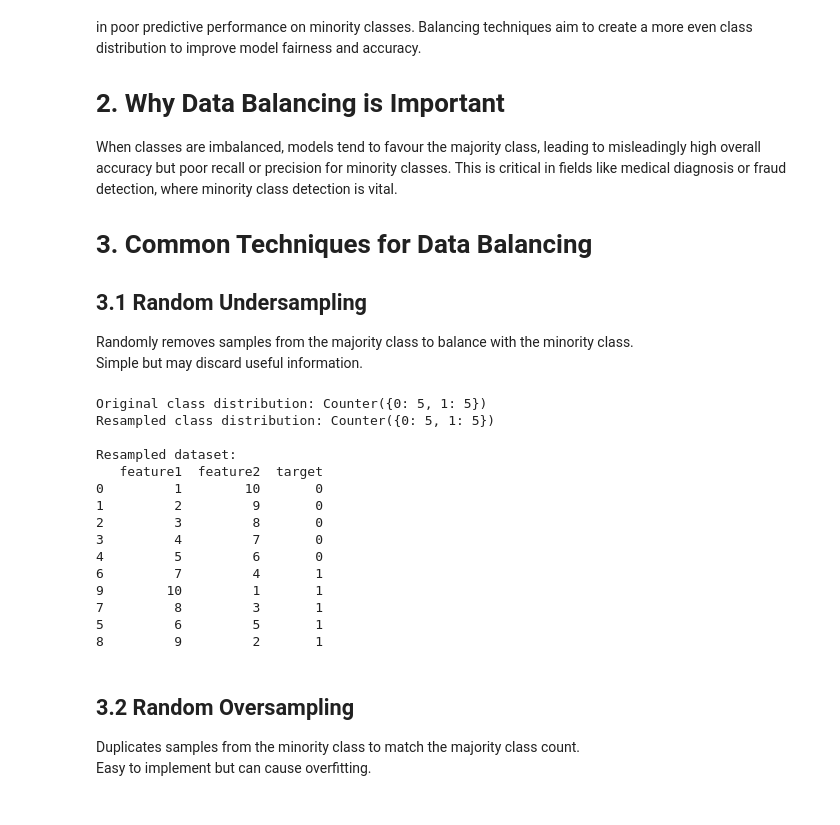
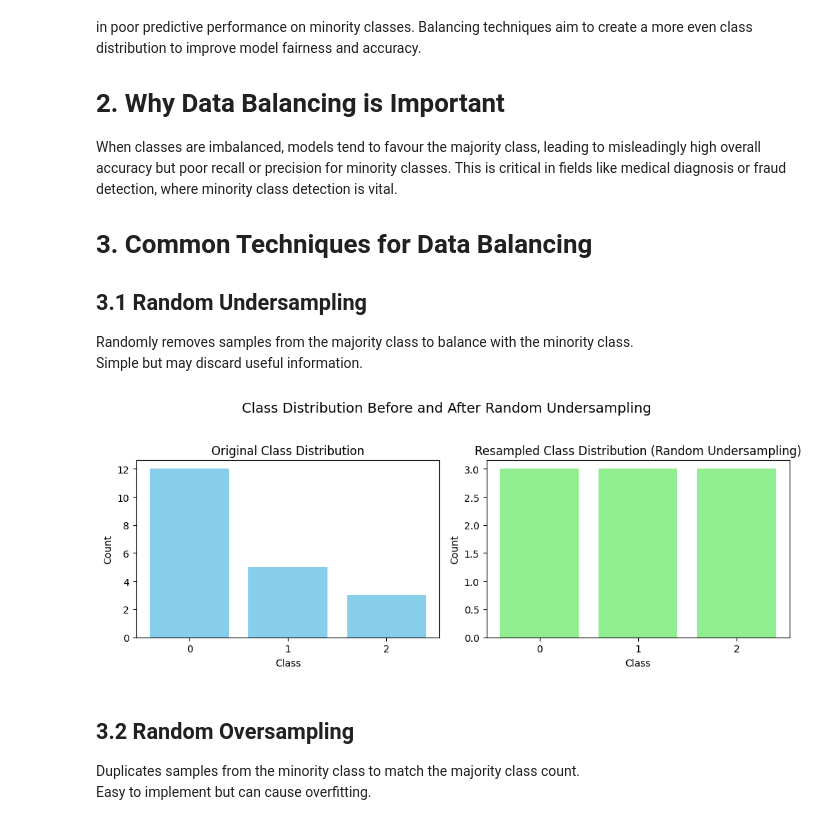
Before and after one commit to yk-data-science/ml-foundations-notebook, a Jupyter notebook: 02_preprocessing/general_preprocessing/data_balancing.ipynb, the cells around one changed output. Saved outputs shown, nothing was run; the diff lists cells and outputs as text; code cells hidden in the pictures.

Commit message:
add plots

```diff
--- a/02_preprocessing/general_preprocessing/data_balancing.ipynb
+++ b/02_preprocessing/general_preprocessing/data_balancing.ipynb
@@ -18,49 +18,45 @@ Simple but may discard useful information.
 # %%
 import pandas as pd
 from collections import Counter
+import matplotlib.pyplot as plt
 from imblearn.under_sampling import RandomUnderSampler
+from imblearn.over_sampling import RandomOverSampler, SMOTE
 
-# Create a simple imbalanced dataset
+# Dataset with 18 samples: 8 majority class, 10 minority class
 data = {
-    'feature1': [1, 2, 3, 4, 5, 6, 7, 8, 9, 10],
-    'feature2': [10, 9, 8, 7, 6, 5, 4, 3, 2, 1],
-    'target':   [0, 0, 0, 0, 0, 1, 1, 1, 1, 1]  # Class 0 is majority
+    'feature1': list(range(1, 21)),
+    'feature2': list(range(21, 1, -1)),
+    'target':   [0]*12 + [1]*5 + [2]*3
 }
 
 df = pd.DataFrame(data)
-
 X = df.drop('target', axis=1)
 y = df['target']
 
-print("Original class distribution:", Counter(y))
+def plot_class_distribution(y_before, y_after, method_name):
+    fig, axes = plt.subplots(1, 2, figsize=(10, 4))
 
-rus = RandomUnderSampler(random_state=42)
-X_resampled, y_resampled = rus.fit_resample(X, y)
+    axes[0].bar(Counter(y_before).keys(), Counter(y_before).values(), color='skyblue')
+    axes[0].set_title('Original Class Distribution')
+    axes[0].set_xlabel('Class')
+    axes[0].set_ylabel('Count')
+    axes[0].set_xticks(sorted(Counter(y_before).keys()))
 
-print("Resampled class distribution:", Counter(y_resampled))
+    axes[1].bar(Counter(y_after).keys(), Counter(y_after).values(), color='lightgreen')
+    axes[1].set_title(f'Resampled Class Distribution ({method_name})')
+    axes[1].set_xlabel('Class')
+    axes[1].set_ylabel('Count')
+    axes[1].set_xticks(sorted(Counter(y_after).keys()))
 
-# Show resampled data as DataFrame
-resampled_df = pd.DataFrame(X_resampled, columns=X.columns)
-resampled_df['target'] = y_resampled.values
-
-print("\nResampled dataset:")
-print(resampled_df)
+    plt.suptitle(f'Class Distribution Before and After {method_name}', fontsize=14)
+    plt.tight_layout(rect=[0, 0, 1, 0.95])
+    plt.show()
-# %% [output]
-Original class distribution: Counter({0: 5, 1: 5})
-Resampled class distribution: Counter({0: 5, 1: 5})
-
-Resampled dataset:
-   feature1  feature2  target
-0         1        10       0
-1         2         9       0
-2         3         8       0
-3         4         7       0
-4         5         6       0
-6         7         4       1
-9        10         1       1
-7         8         3       1
-5         6         5       1
-8         9         2       1
+# %%
+rus = RandomUnderSampler(random_state=42)
+X_rus, y_rus = rus.fit_resample(X, y)
+plot_class_distribution(y, y_rus, 'Random Undersampling')
+# %% [output]
+[figure, added]
 # %% [markdown]
 ## 3.2 Random Oversampling
 
```
Also changed, not shown: parts of 2 cells of this notebook.
